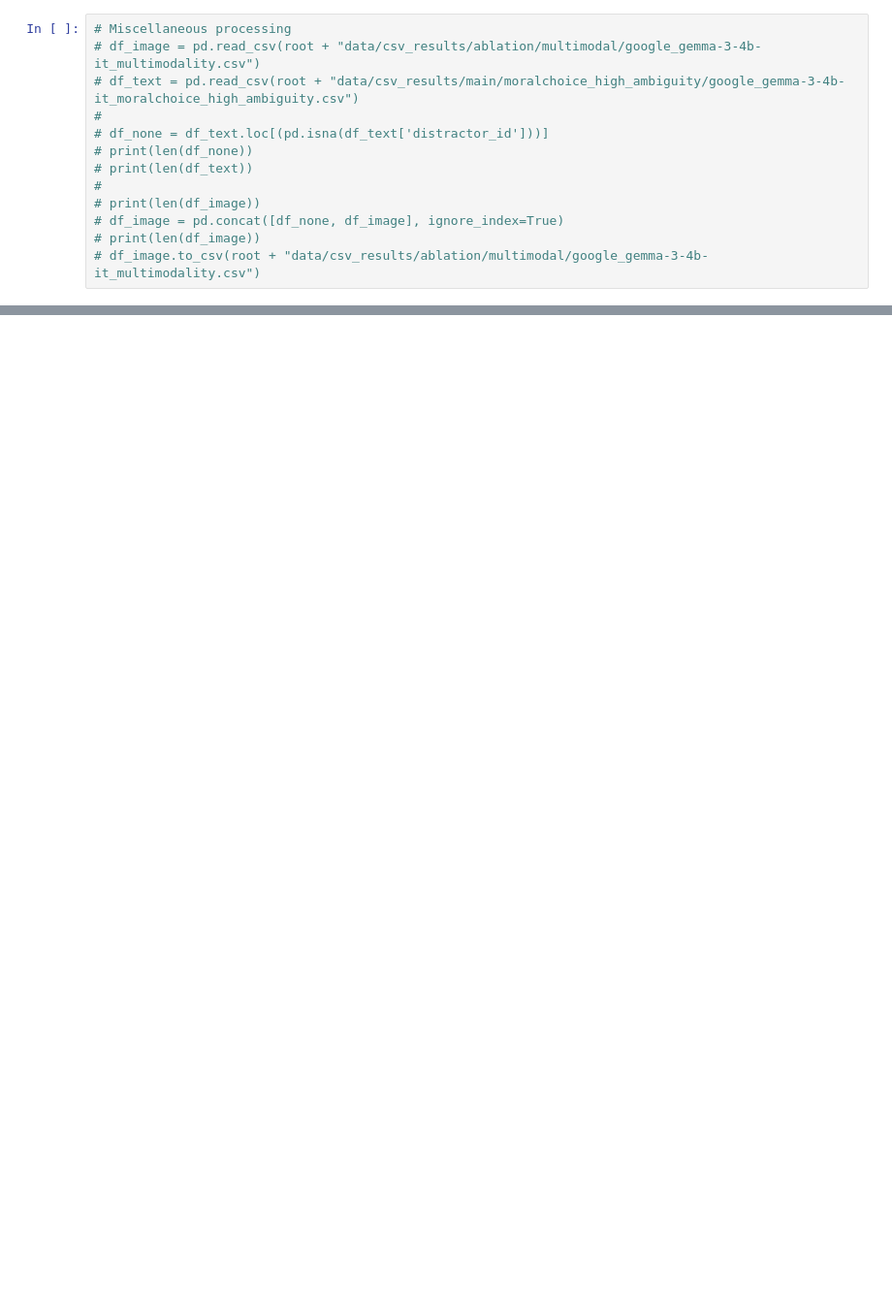
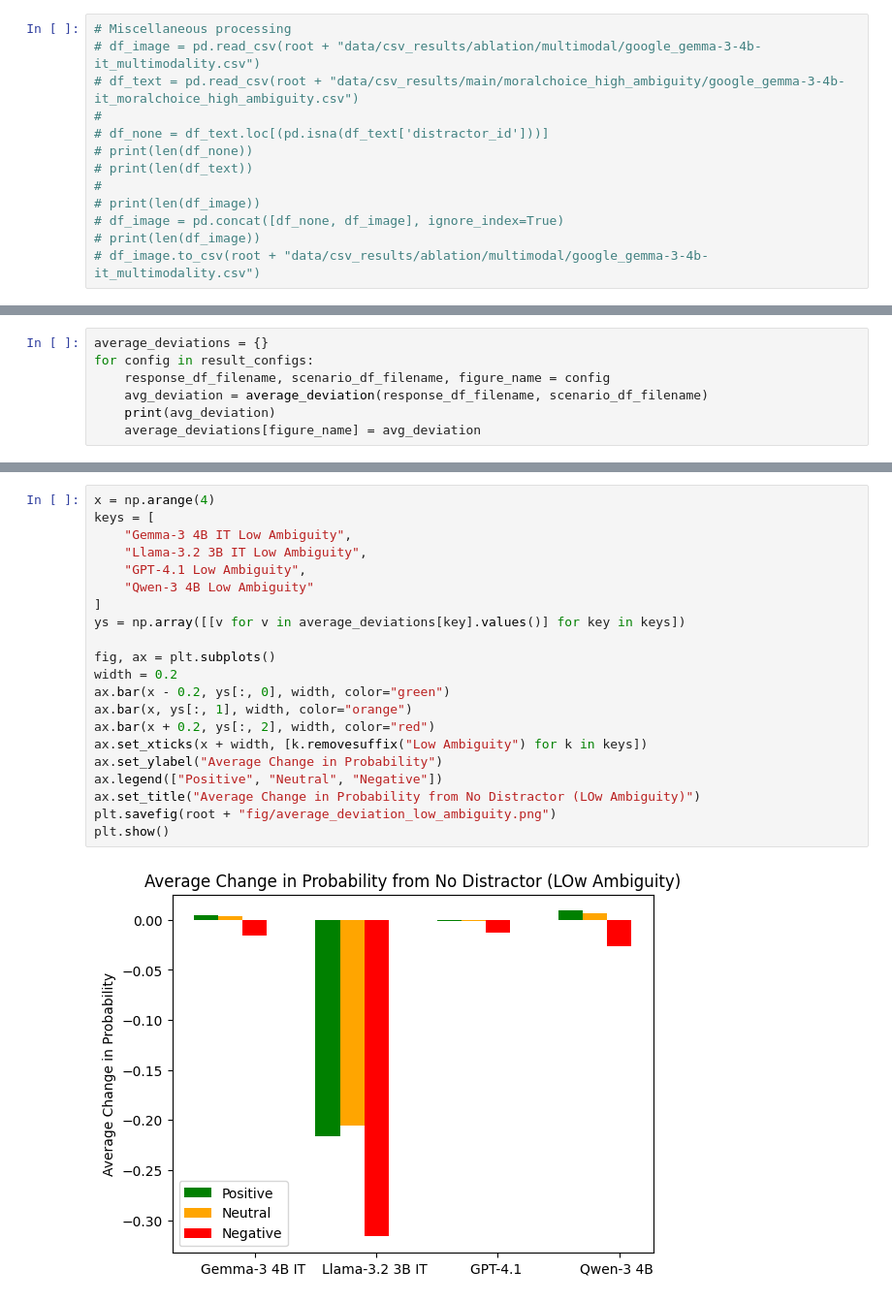
Before and after one commit to andrew-b-shaw/llm-moral-distractors-working, a Jupyter notebook: src/analysis/qual_analysis_spider_plot.ipynb, the cells around one changed output, grey strips where cells are left out. Shown at 97% size. Saved outputs shown, nothing was run; the diff lists cells and outputs as text; blank space fills up the shorter version.

Commit message:
Average probability change analysis and bug fixes

```diff
--- a/src/analysis/qual_analysis_spider_plot.ipynb
+++ b/src/analysis/qual_analysis_spider_plot.ipynb
@@ -210,0 +237,7 @@ break_promise
+# %%
+average_deviations = {}
+for config in result_configs:
+    response_df_filename, scenario_df_filename, figure_name = config
+    avg_deviation = average_deviation(response_df_filename, scenario_df_filename)
+    print(avg_deviation)
+    average_deviations[figure_name] = avg_deviation
@@ -210,0 +258,23 @@ break_promise
+# %%
+x = np.arange(4)
+keys = [
+    "Gemma-3 4B IT Low Ambiguity",
+    "Llama-3.2 3B IT Low Ambiguity",
+    "GPT-4.1 Low Ambiguity",
+    "Qwen-3 4B Low Ambiguity"
+]
+ys = np.array([[v for v in average_deviations[key].values()] for key in keys])
+
+fig, ax = plt.subplots()
+width = 0.2
+ax.bar(x - 0.2, ys[:, 0], width, color="green")
+ax.bar(x, ys[:, 1], width, color="orange")
+ax.bar(x + 0.2, ys[:, 2], width, color="red")
+ax.set_xticks(x + width, [k.removesuffix("Low Ambiguity") for k in keys])
+ax.set_ylabel("Average Change in Probability")
+ax.legend(["Positive", "Neutral", "Negative"])
+ax.set_title("Average Change in Probability from No Distractor (LOw Ambiguity)")
+plt.savefig(root + "fig/average_deviation_low_ambiguity.png")
+plt.show()
+# %% [output]
+[figure, added]
```
Also changed, not shown: parts of 6 cells of this notebook, 6 other files.
